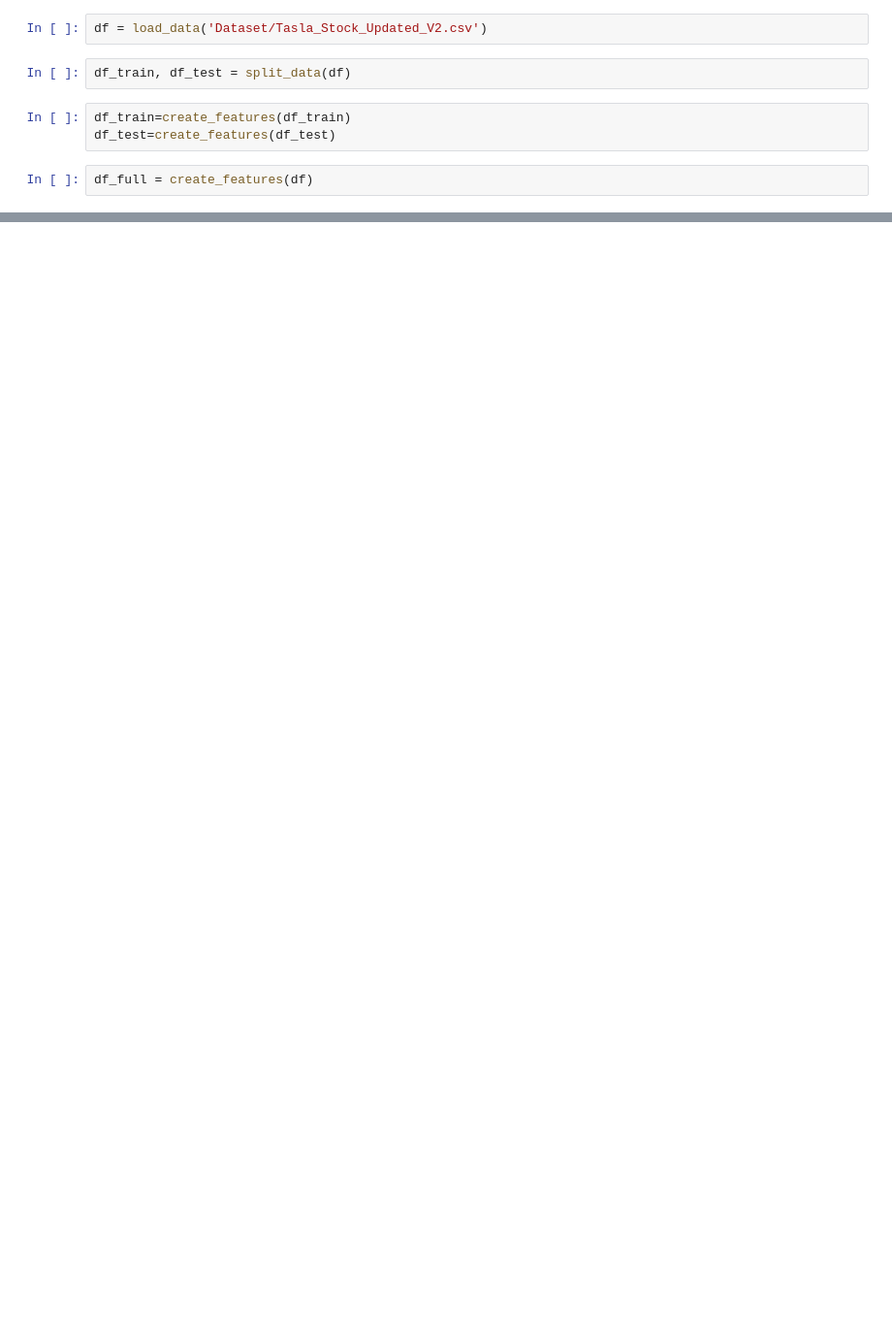
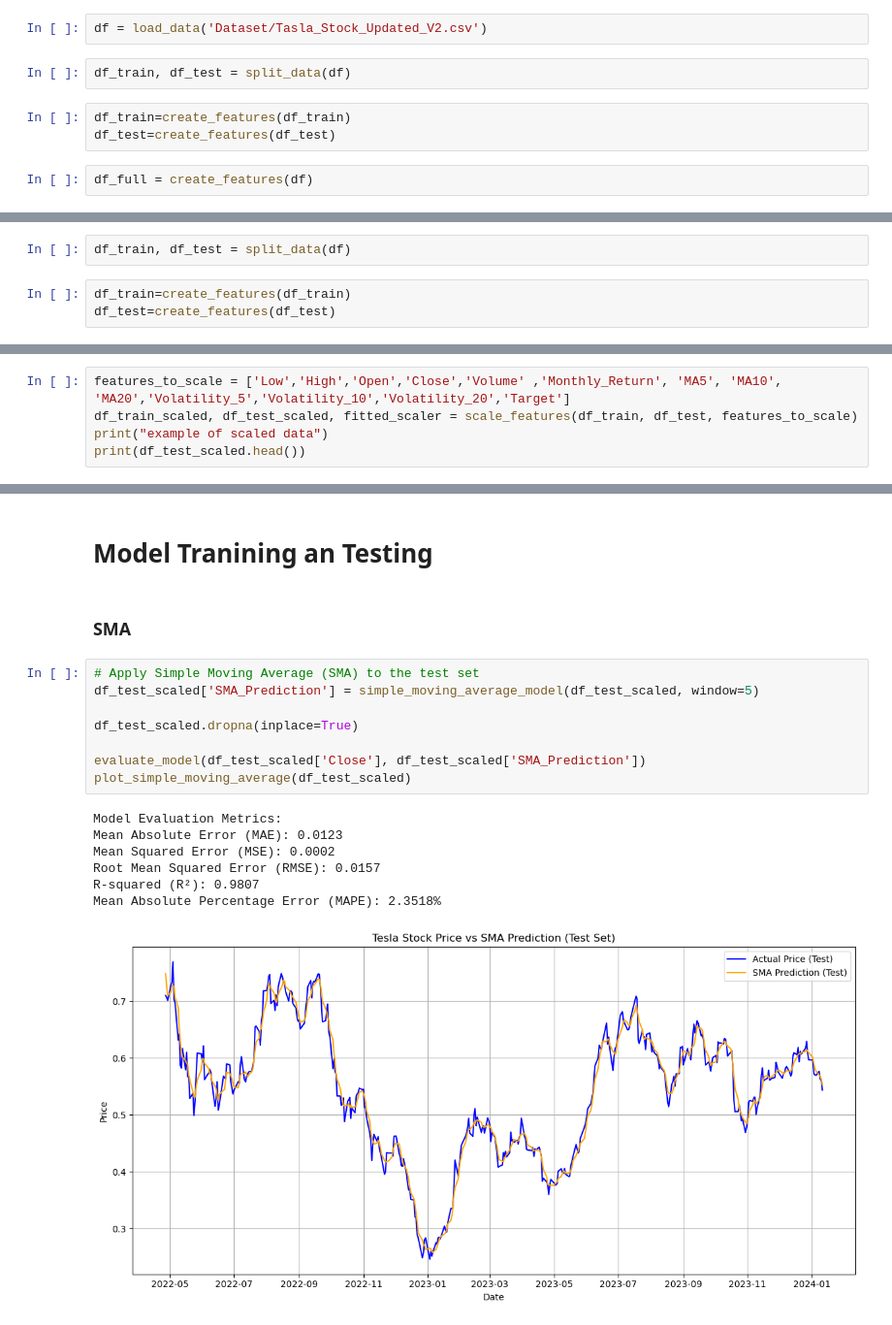
Before and after one commit to Rakib047/Tesla-Stock-Price-Forcasting-Project, a Jupyter notebook: Run.ipynb, the cells around one changed output, grey strips where cells are left out. Shown at 97% size. Saved outputs shown, nothing was run; the diff lists cells and outputs as text; blank space fills up the shorter version.

```diff
--- a/Run.ipynb
+++ b/Run.ipynb
@@ -64,0 +122,5 @@ Mean Absolute Percentage Error (MAPE): 2.1779%
+# %%
+df_train, df_test = split_data(df)
+# %%
+df_train=create_features(df_train)
+df_test=create_features(df_test)
@@ -64,0 +129,5 @@ Mean Absolute Percentage Error (MAPE): 2.1779%
+# %%
+features_to_scale = ['Low','High','Open','Close','Volume' ,'Monthly_Return', 'MA5', 'MA10', 'MA20','Volatility_5','Volatility_10','Volatility_20','Target']
+df_train_scaled, df_test_scaled, fitted_scaler = scale_features(df_train, df_test, features_to_scale)
+print("example of scaled data")
+print(df_test_scaled.head())
@@ -64,0 +185,20 @@ Mean Absolute Percentage Error (MAPE): 2.1779%
+# %% [markdown]
+# Model Tranining an Testing
+# %% [markdown]
+### SMA
+# %%
+# Apply Simple Moving Average (SMA) to the test set
+df_test_scaled['SMA_Prediction'] = simple_moving_average_model(df_test_scaled, window=5)
+
+df_test_scaled.dropna(inplace=True)
+
+evaluate_model(df_test_scaled['Close'], df_test_scaled['SMA_Prediction'])
+plot_simple_moving_average(df_test_scaled)
+# %% [output]
+Model Evaluation Metrics:
+Mean Absolute Error (MAE): 0.0123
+Mean Squared Error (MSE): 0.0002
+Root Mean Squared Error (RMSE): 0.0157
+R-squared (R²): 0.9807
+Mean Absolute Percentage Error (MAPE): 2.3518%
+[figure, added]
```
Also changed, not shown: parts of 27 cells of this notebook, 4 other files.
